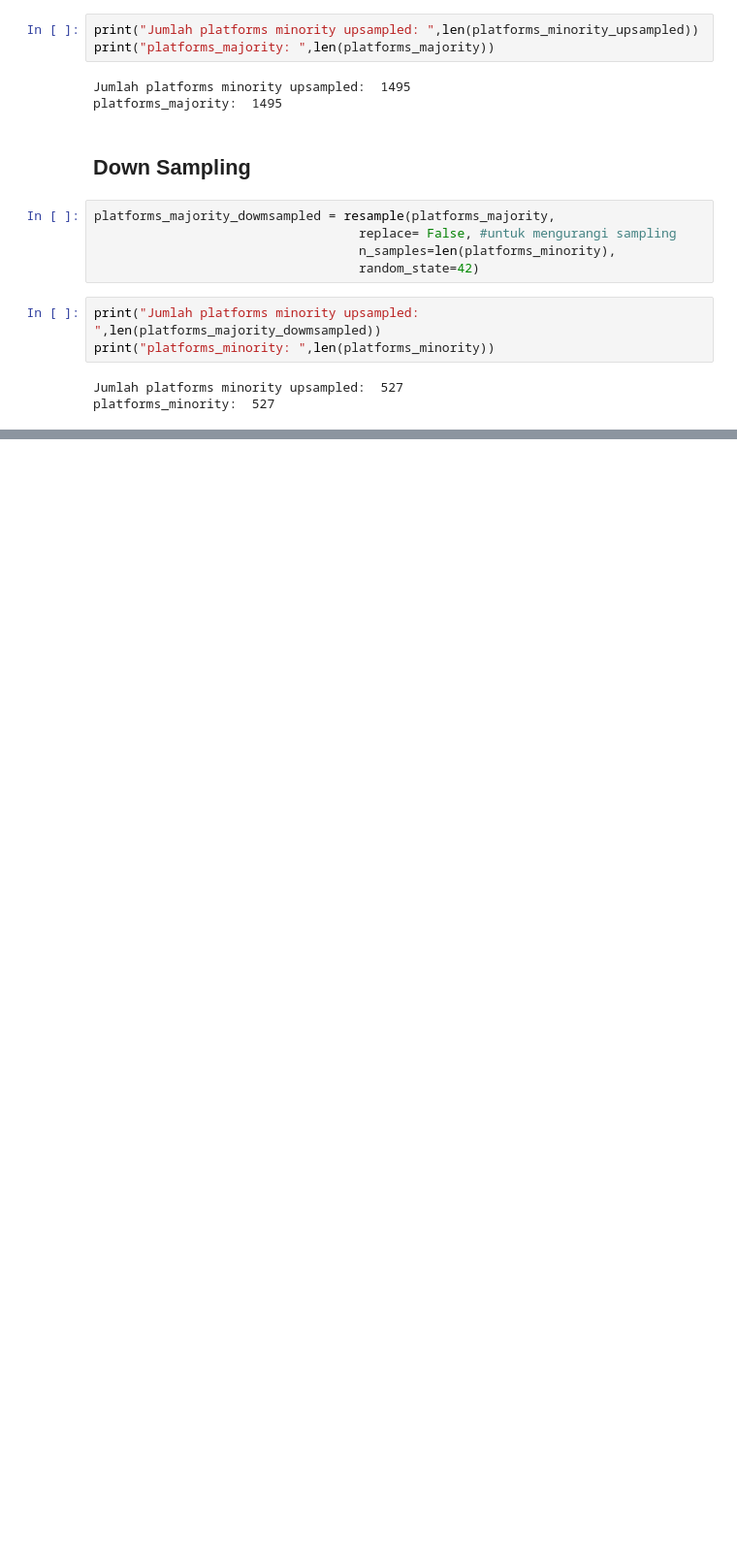
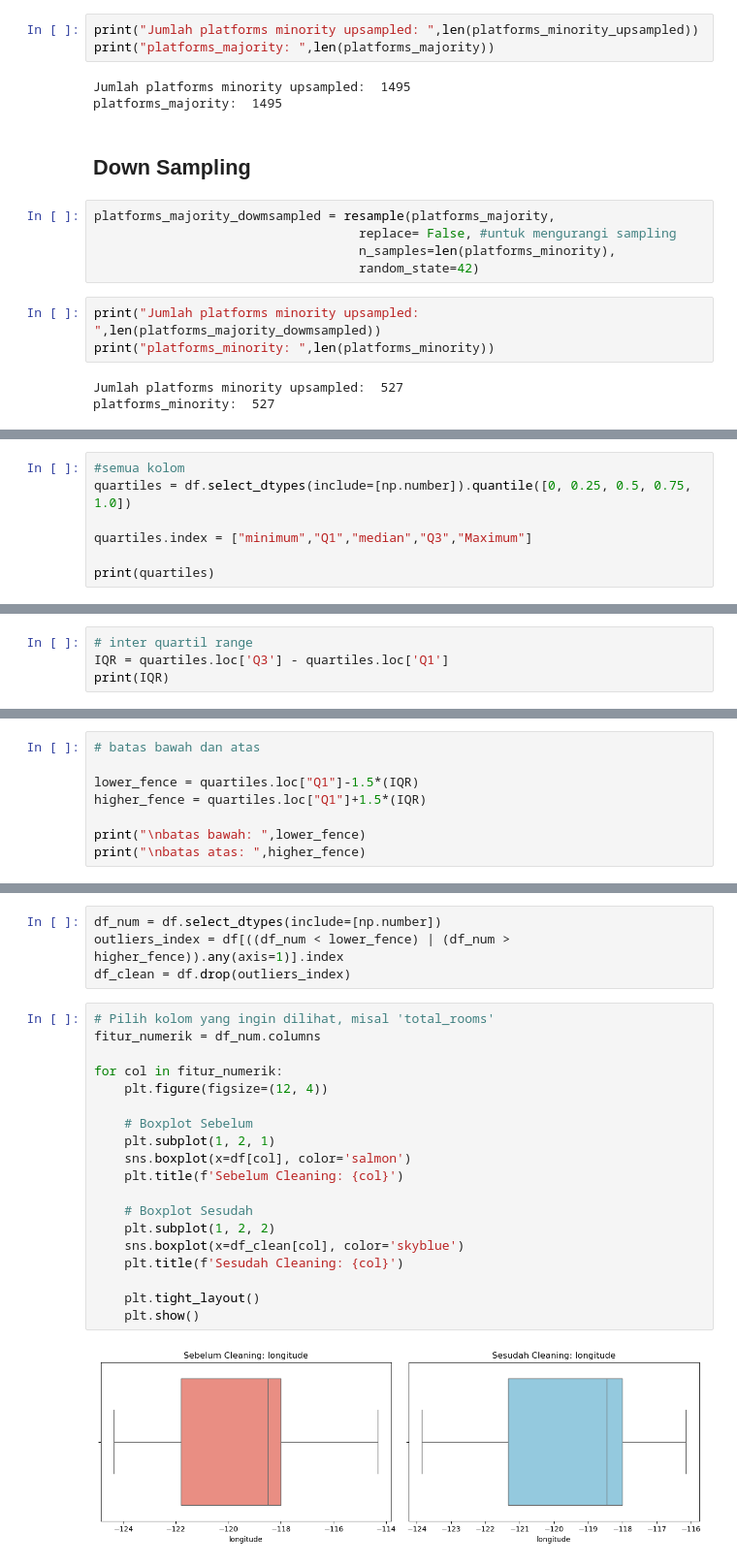
Before and after one commit to HafidzAfrieno/Latihan-EDA-Data, a Jupyter notebook: EDA.ipynb, the cells around one changed output, grey strips where cells are left out. Shown at 97% size. Saved outputs shown, nothing was run; the diff lists cells and outputs as text; blank space fills up the shorter version.

```diff
--- a/EDA.ipynb
+++ b/EDA.ipynb
@@ -314,0 +424,7 @@ df_balanced_downsampling = pd.concat([platforms_majority_dowmsampled,platforms_m
+# %%
+#semua kolom
+quartiles = df.select_dtypes(include=[np.number]).quantile([0, 0.25, 0.5, 0.75, 1.0])
+
+quartiles.index = ["minimum","Q1","median","Q3","Maximum"]
+
+print(quartiles)
@@ -314,0 +445,4 @@ df_balanced_downsampling = pd.concat([platforms_majority_dowmsampled,platforms_m
+# %%
+# inter quartil range
+IQR = quartiles.loc['Q3'] - quartiles.loc['Q1']
+print(IQR)
@@ -314,0 +460,8 @@ df_balanced_downsampling = pd.concat([platforms_majority_dowmsampled,platforms_m
+# %%
+# batas bawah dan atas
+
+lower_fence = quartiles.loc["Q1"]-1.5*(IQR)
+higher_fence = quartiles.loc["Q1"]+1.5*(IQR)
+
+print("\nbatas bawah: ",lower_fence)
+print("\nbatas atas: ",higher_fence)
@@ -314,0 +486,25 @@ df_balanced_downsampling = pd.concat([platforms_majority_dowmsampled,platforms_m
+# %%
+df_num = df.select_dtypes(include=[np.number])
+outliers_index = df[((df_num < lower_fence) | (df_num > higher_fence)).any(axis=1)].index
+df_clean = df.drop(outliers_index)
+# %%
+# Pilih kolom yang ingin dilihat, misal 'total_rooms'
+fitur_numerik = df_num.columns
+
+for col in fitur_numerik:
+    plt.figure(figsize=(12, 4))
+
+    # Boxplot Sebelum
+    plt.subplot(1, 2, 1)
+    sns.boxplot(x=df[col], color='salmon')
+    plt.title(f'Sebelum Cleaning: {col}')
+
+    # Boxplot Sesudah
+    plt.subplot(1, 2, 2)
+    sns.boxplot(x=df_clean[col], color='skyblue')
+    plt.title(f'Sesudah Cleaning: {col}')
+
+    plt.tight_layout()
+    plt.show()
+# %% [output]
+[figure, added]
```
Also changed, not shown: parts of 21 cells of this notebook, 1 other file.
